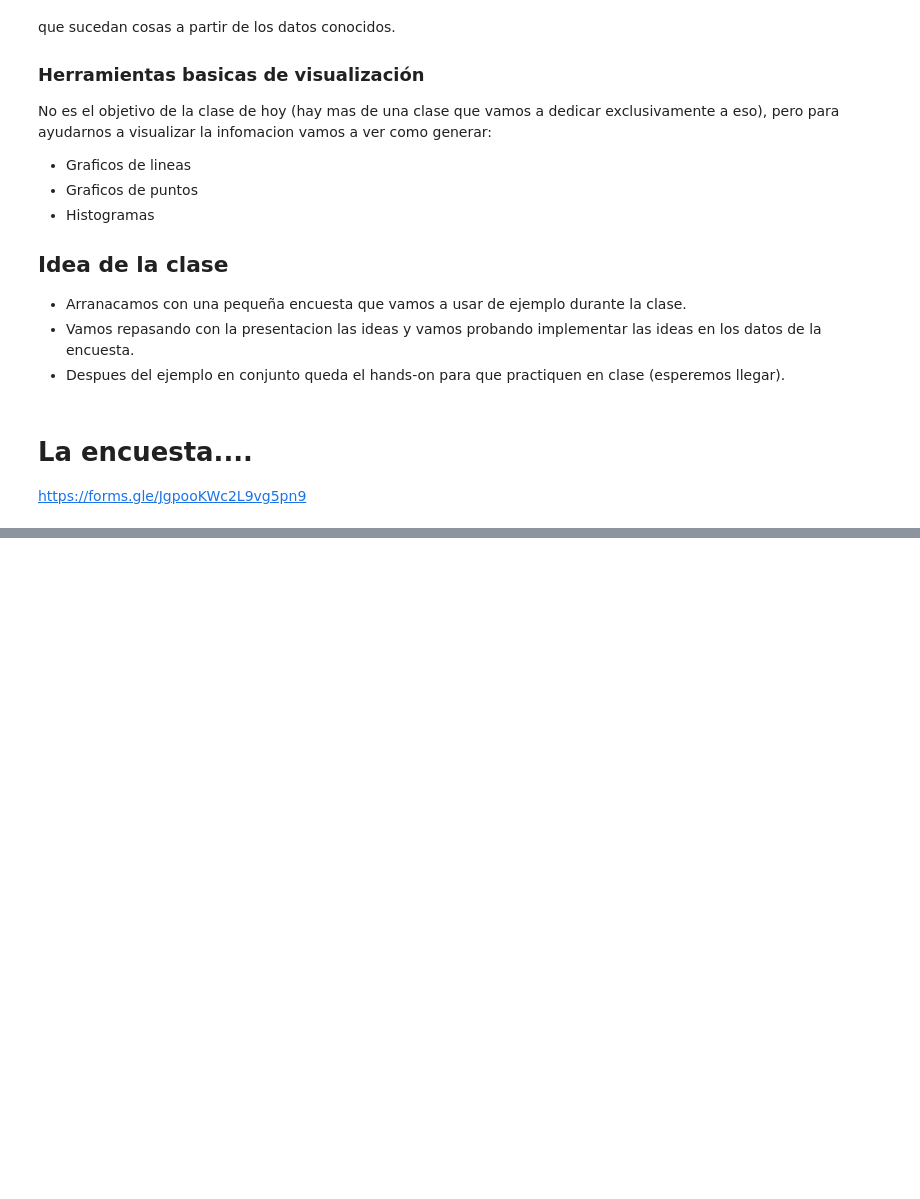
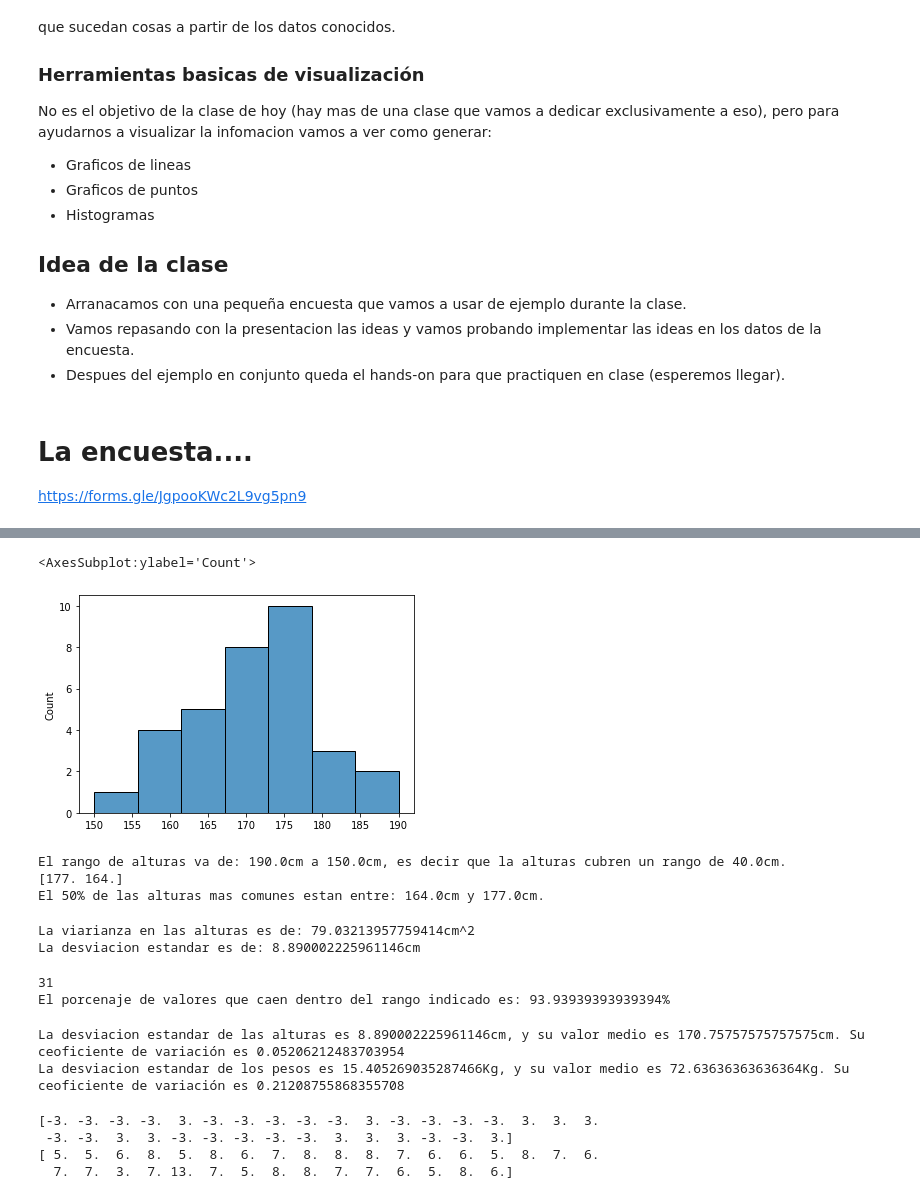
Before and after one commit to IonatanPerez/Curso_DHDS_CN17, a Jupyter notebook: C4/Clase.ipynb, the cells around one changed output, grey strips where cells are left out. Saved outputs shown, nothing was run; the diff lists cells and outputs as text; code cells hidden in the pictures; blank space fills up the shorter version.

```diff
--- a/C4/Clase.ipynb
+++ b/C4/Clase.ipynb
@@ -48,0 +111,65 @@ https://forms.gle/JgpooKWc2L9vg5pn9
+# %%
+sns.histplot(alturas)
+# %% [output]
+<AxesSubplot:ylabel='Count'>
+[figure, added]
+# %%
+print (f'El rango de alturas va de: {np.max(alturas)}cm a {np.min(alturas)}cm, es decir que la alturas cubren un rango de {np.max(alturas)-np.min(alturas)}cm.' )
+
+# Ahora queremos saber donde esta el 50% de las alturas mas comunes
+# Numpy tiene una funcion que separa en partes ordenando
+
+print (np.percentile(alturas, [75,25]))
+
+
+print (f'El 50% de las alturas mas comunes estan entre: {np.percentile(alturas, [75 ,25])[1]}cm y {np.percentile(alturas, [75 ,25])[0]}cm.')
+# %% [output]
+El rango de alturas va de: 190.0cm a 150.0cm, es decir que la alturas cubren un rango de 40.0cm.
+[177. 164.]
+El 50% de las alturas mas comunes estan entre: 164.0cm y 177.0cm.
+# %%
+# Como pedirle a numpy que nos calcule la varianza
+
+print (f'La viarianza en las alturas es de: {np.var(alturas)}cm^2')
+print (f'La desviacion estandar es de: {np.std(alturas)}cm')
+# %% [output]
+La viarianza en las alturas es de: 79.03213957759414cm^2
+La desviacion estandar es de: 8.890002225961146cm
+# %%
+# Vamos a calcular que porcentaje de los valores caen dentro de una desviacion estandar de la media
+
+n = 2
+sd = np.std(alturas)
+mean = np.mean(alturas)
+
+mascara = (mean - n * sd < alturas) & (alturas < mean + n * sd)
+#print (alturas[mascara])
+print (mascara.sum())
+print (f'El porcenaje de valores que caen dentro del rango indicado es: {mascara.sum()/len(mascara)*100}%')
+# %% [output]
+31
+El porcenaje de valores que caen dentro del rango indicado es: 93.93939393939394%
+# %%
+# Comparando variabilidades entre dos variables
+
+print (f'La desviacion estandar de las alturas es {np.std(alturas)}cm, y su valor medio es {np.mean(alturas)}cm. Su ceoficiente de variación es {coef_var(alturas)}')
+print (f'La desviacion estandar de los pesos es {np.std(pesos)}Kg, y su valor medio es {np.mean(pesos)}Kg. Su ceoficiente de variación es {np.std(pesos)/np.mean(pesos)}')
+# %% [output]
+La desviacion estandar de las alturas es 8.890002225961146cm, y su valor medio es 170.75757575757575cm. Su ceoficiente de variación es 0.05206212483703954
+La desviacion estandar de los pesos es 15.405269035287466Kg, y su valor medio es 72.63636363636364Kg. Su ceoficiente de variación es 0.21208755868355708
+# %%
+# Repasemos los graficos pero ahora vamos a agregar las columnas genero y nombre
+
+sexo = data_cruda[1:,3]
+sexo[sexo=="Varon"] = "-3"
+sexo[sexo=="Mujer"] = "3"
+sexo = sexo.astype(float)
+print (sexo)
+
+letras = data_cruda[1:,4].astype(float) # Seleccionamos la columna 1 desde la fila uno hasta el final
+print (letras)
+# %% [output]
+[-3. -3. -3. -3.  3. -3. -3. -3. -3. -3.  3. -3. -3. -3. -3.  3.  3.  3.
+ -3. -3.  3.  3. -3. -3. -3. -3. -3.  3.  3.  3. -3. -3.  3.]
+[ 5.  5.  6.  8.  5.  8.  6.  7.  8.  8.  8.  7.  6.  6.  5.  8.  7.  6.
+  7.  7.  3.  7. 13.  7.  5.  8.  8.  7.  7.  6.  5.  8.  6.]
```
Also changed, not shown: parts of 11 cells of this notebook, 3 other files.
